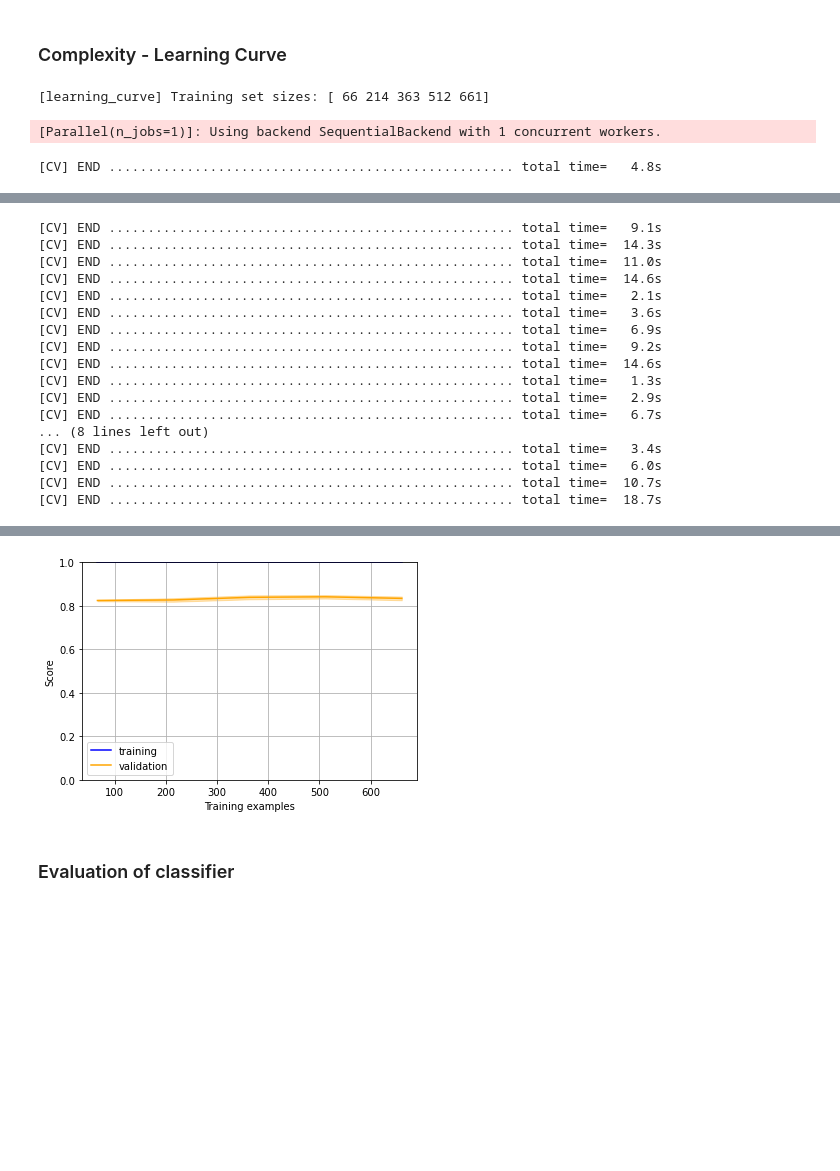
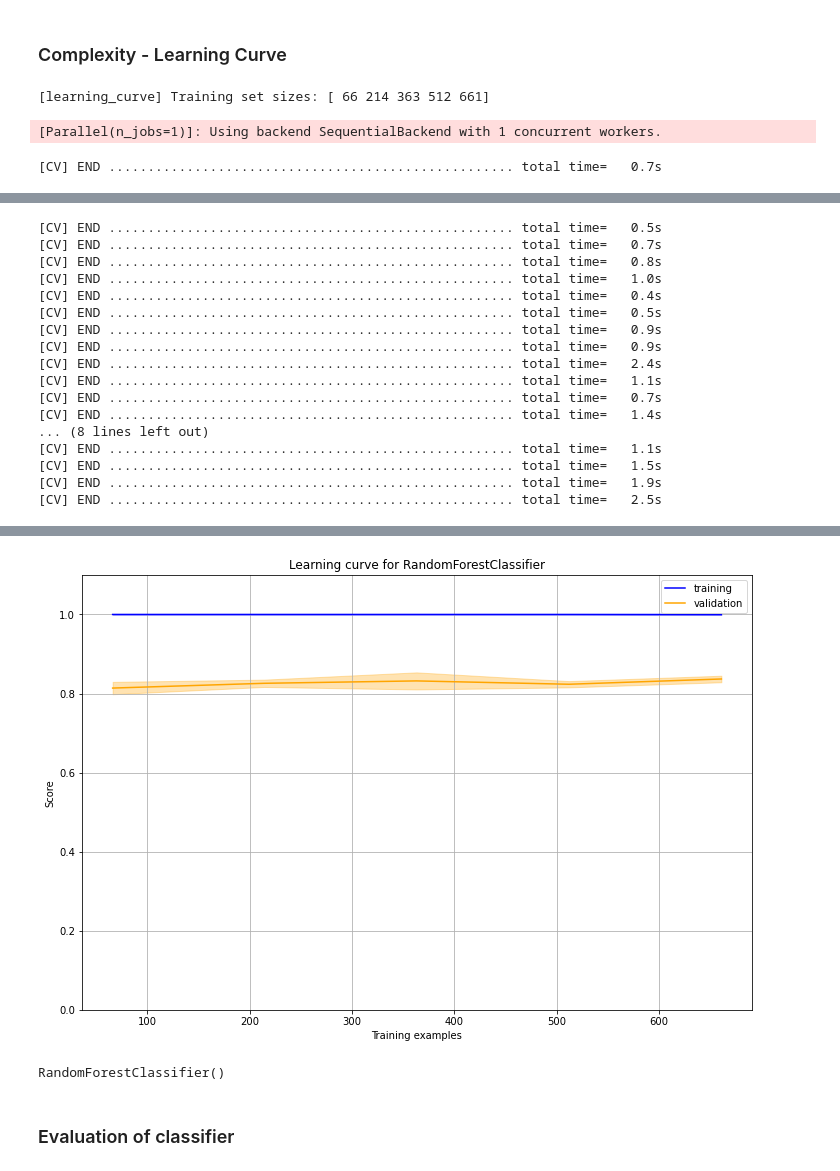
Before and after one commit to pienvangastel/tm10007_ml_group3, a Jupyter notebook: assignment_ecg.ipynb, the cells around one changed output, grey strips where cells are left out. Saved outputs shown, nothing was run; the diff lists cells and outputs as text; code cells hidden in the pictures; blank space fills up the shorter version.

Commit message:
Finalised code for learning curve plotting

```diff
--- a/assignment_ecg.ipynb
+++ b/assignment_ecg.ipynb
@@ -60,6 +60,6 @@ pipe = Pipeline(steps=[('select', SelectKBest()), ("random_forest", random_fores
 from sklearn.model_selection import GridSearchCV
 
 parameters = {'select__k': [2, 5, 10, 20], 'random_forest__n_estimators': [50,100, 500, 1000]}
-search = GridSearchCV(pipe, parameters, cv=5, scoring = 'f1', verbose=5)
+search = GridSearchCV(pipe, parameters, cv=3, scoring = 'f1', verbose=2)
 search.fit(X_train, y_train)
 # %% [output]
@@ -114,7 +103,7 @@ evaluation_grid.drop(['mean_fit_time', 'std_fit_time', 'mean_score_time', 'std_s
 from sklearn.model_selection import learning_curve
 from sklearn.ensemble import RandomForestClassifier
 
-clf = RandomForestClassifier()
+clf = search.best_estimator_
 # %%
 import matplotlib.pyplot as plt
 import numpy as np
@@ -127,6 +116,8 @@ def plot_learning_curve(clf, X, y):
     test_mean = np.mean(test_scores, axis=1)
     test_std = np.std(test_scores, axis=1)
 
+    plt.figure(figsize=(12, 8))
+    plt.title(f'Learning curve for {str(type(clf[-1])).split(".")[-1][:-2]}')
     plt.plot(train_size, train_mean, color='b', label='training')
     plt.plot(train_size, test_mean, color='orange', label='validation')
 
@@ -144,4 +135,4 @@ plot_learning_curve(clf, X, y)
 # %% [output]
 [learning_curve] Training set sizes: [ 66 214 363 512 661]
 [Parallel(n_jobs=1)]: Using backend SequentialBackend with 1 concurrent workers.
-[CV] END .................................................... total time=   4.8s
+[CV] END .................................................... total time=   0.7s
@@ -149,17 +140,17 @@ plot_learning_curve(clf, X, y)
-[CV] END .................................................... total time=   9.1s
-[CV] END .................................................... total time=  14.3s
-[CV] END .................................................... total time=  11.0s
-[CV] END .................................................... total time=  14.6s
-[CV] END .................................................... total time=   2.1s
-[CV] END .................................................... total time=   3.6s
-[CV] END .................................................... total time=   6.9s
-[CV] END .................................................... total time=   9.2s
-[CV] END .................................................... total time=  14.6s
-[CV] END .................................................... total time=   1.3s
-[CV] END .................................................... total time=   2.9s
-[CV] END .................................................... total time=   6.7s
+[CV] END .................................................... total time=   0.5s
+[CV] END .................................................... total time=   0.7s
+[CV] END .................................................... total time=   0.8s
+[CV] END .................................................... total time=   1.0s
+[CV] END .................................................... total time=   0.4s
+[CV] END .................................................... total time=   0.5s
+[CV] END .................................................... total time=   0.9s
+[CV] END .................................................... total time=   0.9s
+[CV] END .................................................... total time=   2.4s
+[CV] END .................................................... total time=   1.1s
+[CV] END .................................................... total time=   0.7s
+[CV] END .................................................... total time=   1.4s
 ... (8 lines left out)
-[CV] END .................................................... total time=   3.4s
-[CV] END .................................................... total time=   6.0s
-[CV] END .................................................... total time=  10.7s
-[CV] END .................................................... total time=  18.7s
+[CV] END .................................................... total time=   1.1s
+[CV] END .................................................... total time=   1.5s
+[CV] END .................................................... total time=   1.9s
+[CV] END .................................................... total time=   2.5s
@@ -167,4 +158,8 @@ plot_learning_curve(clf, X, y)
-[figure, old version]
+[figure, new version]
+# %%
+clf[-1]
+# %% [output]
+RandomForestClassifier()
 # %% [markdown]
 ### Evaluation of classifier
 # %%
```
Also changed, not shown: parts of 3 cells of this notebook.
